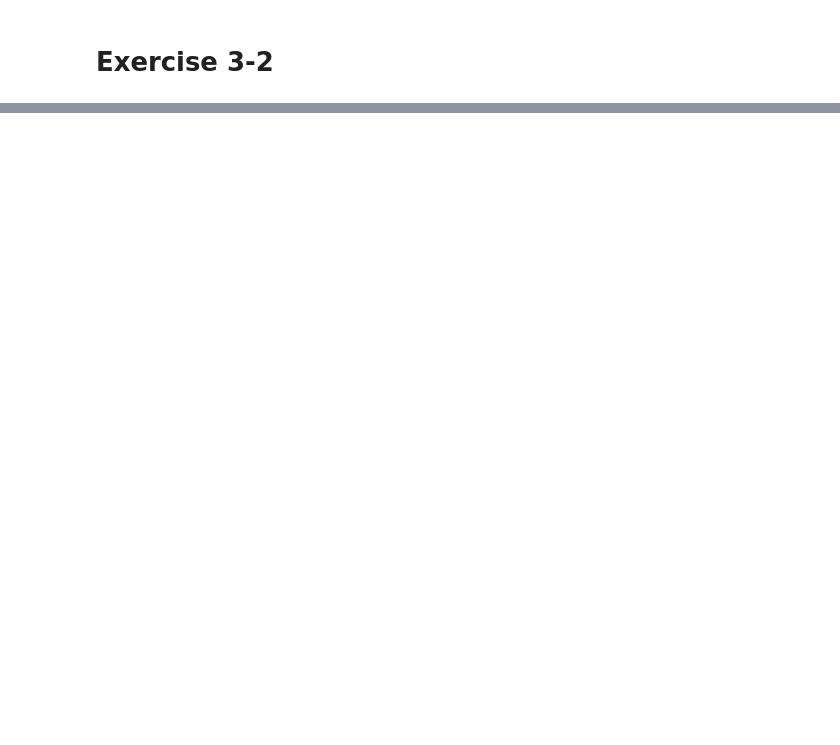
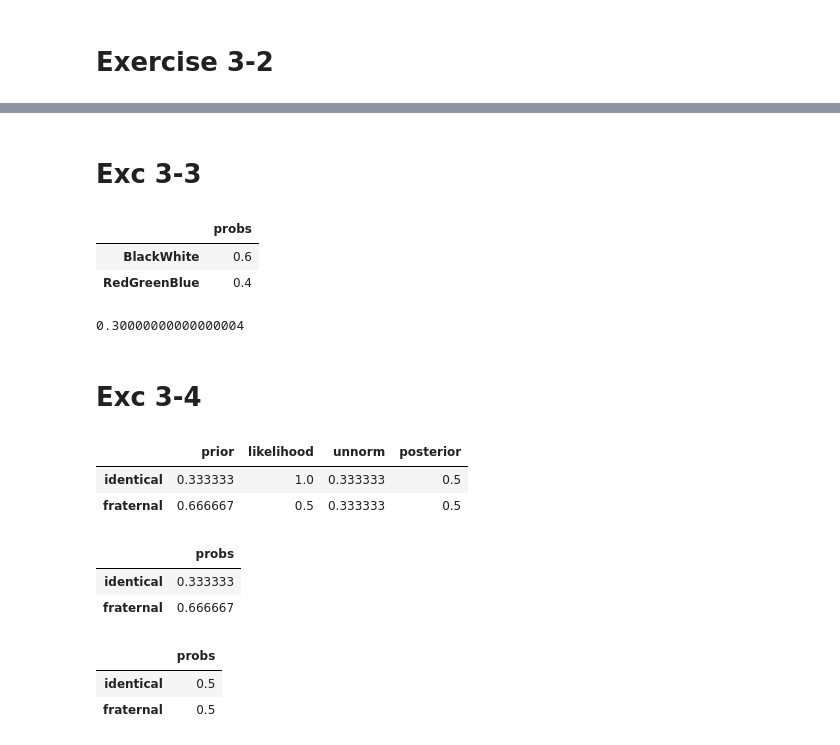
Before and after one commit to Mike-Pits/think_bayes, a Jupyter notebook: chapter_03/ch_03.ipynb, the cells around one changed output, grey strips where cells are left out. Cells and saved outputs as stored; diff of their text form; code cells hidden in the pictures; blank space fills up the shorter version.

```diff
--- a/chapter_03/ch_03.ipynb
+++ b/chapter_03/ch_03.ipynb
@@ -277,0 +299,2 @@ prior
+# %% [markdown]
+# Exc 3-3
@@ -277,0 +309,60 @@ prior
+# %%
+posterior.normalize()
+posterior
+# %% [output]
+|  | probs |
+| BlackWhite | 0.6 |
+| RedGreenBlue | 0.4 |
+# %%
+posterior['BlackWhite'] / 2
+# %% [output]
+0.30000000000000004
+# %% [markdown]
+# Exc 3-4
+# %%
+# Solution
+
+# The trick to this question is to notice that Elvis's twin was a brother.
+# If they were identical twins, it is certain they would be the same sex.
+# If they were fraternal twins, the likelihood is only 50%.
+
+# Here's a solution using a Bayes table
+
+import pandas as pd
+
+table = pd.DataFrame(index=['identical', 'fraternal'])
+table['prior'] = 1/3, 2/3
+table['likelihood'] = 1, 1/2
+
+table['unnorm'] = table['prior'] * table['likelihood']
+prob_data = table['unnorm'].sum()
+
+table['posterior'] = table['unnorm'] / prob_data
+table
+# %% [output]
+|  | prior | likelihood | unnorm | posterior |
+| identical | 0.333333 | 1.0 | 0.333333 | 0.5 |
+| fraternal | 0.666667 | 0.5 | 0.333333 | 0.5 |
+# %%
+# Solution
+
+# Here's a solution using a Pmf
+
+hypos = ['identical', 'fraternal']
+prior = Pmf([1/3, 2/3], hypos)
+prior
+# %% [output]
+|  | probs |
+| identical | 0.333333 |
+| fraternal | 0.666667 |
+# %%
+# Solution
+
+likelihood = 1, 1/2
+posterior = prior * likelihood
+posterior.normalize()
+posterior
+# %% [output]
+|  | probs |
+| identical | 0.5 |
+| fraternal | 0.5 |
```
Also changed, not shown: parts of 18 cells of this notebook.
